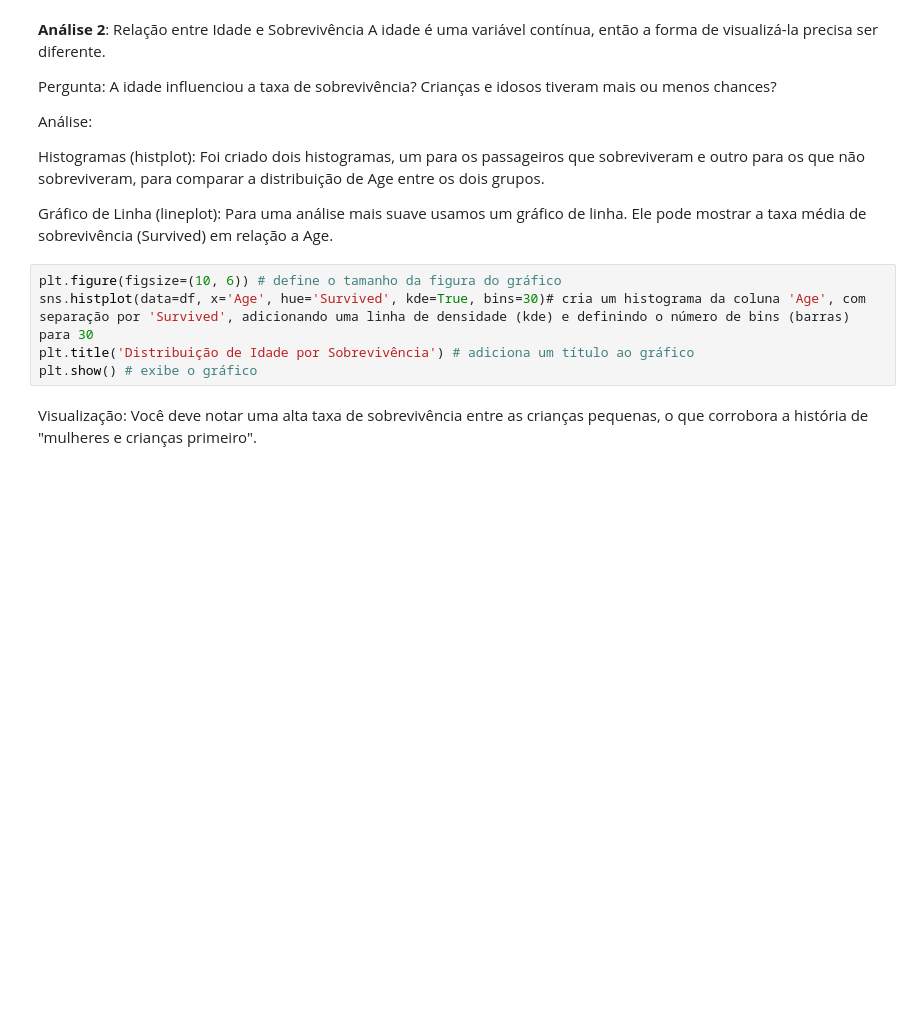
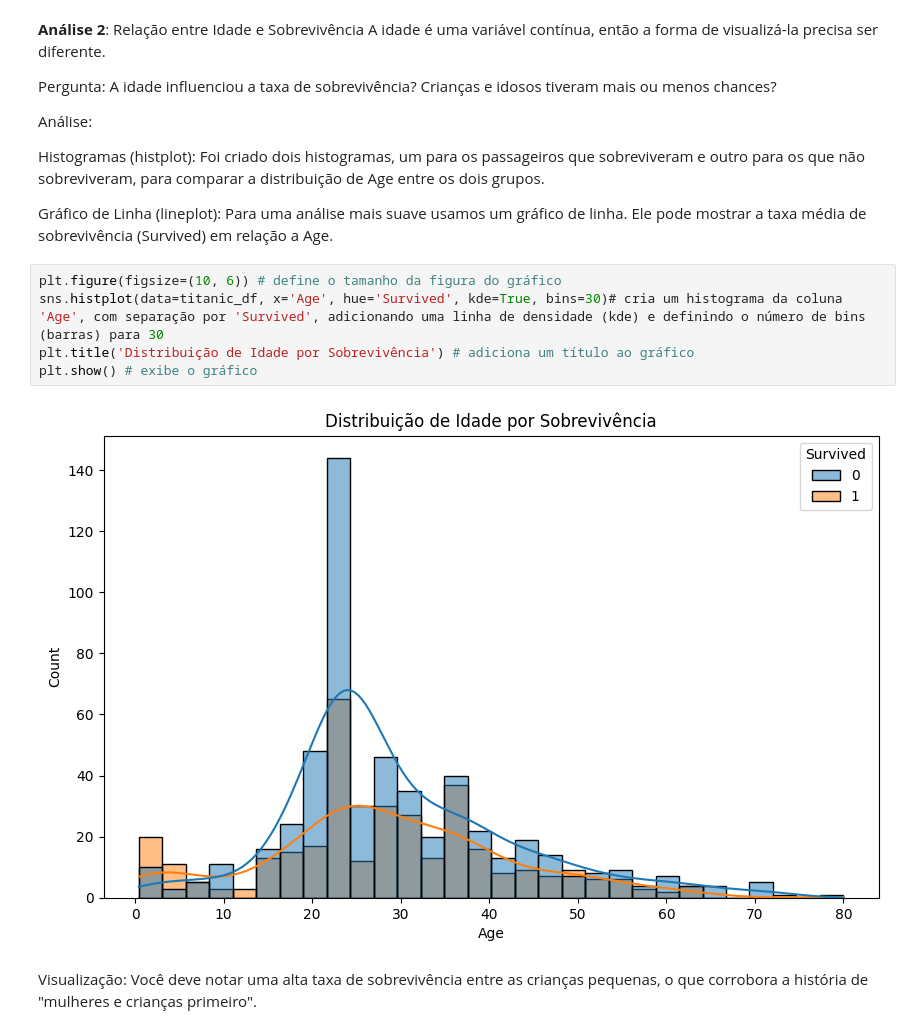
Before and after one commit to sammy-regina/analise_de_dados, a Jupyter notebook: analise_exemplo/analise.ipynb, the cells around one changed output. Drawn from its saved outputs; the diff is of its cells as text; blank space fills up the shorter version.

```diff
--- a/analise_exemplo/analise.ipynb
+++ b/analise_exemplo/analise.ipynb
@@ -285,9 +292,11 @@ Histogramas (histplot): Foi criado dois histogramas, um para os passageiros que
 Gráfico de Linha (lineplot): Para uma análise mais suave usamos um gráfico de linha. Ele pode mostrar a taxa média de sobrevivência (Survived) em relação a Age.
 # %%
 plt.figure(figsize=(10, 6)) # define o tamanho da figura do gráfico
-sns.histplot(data=df, x='Age', hue='Survived', kde=True, bins=30)# cria um histograma da coluna 'Age', com separação por 'Survived', adicionando uma linha de densidade (kde) e definindo o número de bins (barras) para 30
+sns.histplot(data=titanic_df, x='Age', hue='Survived', kde=True, bins=30)# cria um histograma da coluna 'Age', com separação por 'Survived', adicionando uma linha de densidade (kde) e definindo o número de bins (barras) para 30
 plt.title('Distribuição de Idade por Sobrevivência') # adiciona um título ao gráfico
 plt.show() # exibe o gráfico
+# %% [output]
+[figure, added]
 # %% [markdown]
 Visualização: Você deve notar uma alta taxa de sobrevivência entre as crianças pequenas, o que corrobora a história de "mulheres e crianças primeiro".
 # %% [markdown]
```
Also changed, not shown: parts of 6 cells of this notebook, 2 other files.
